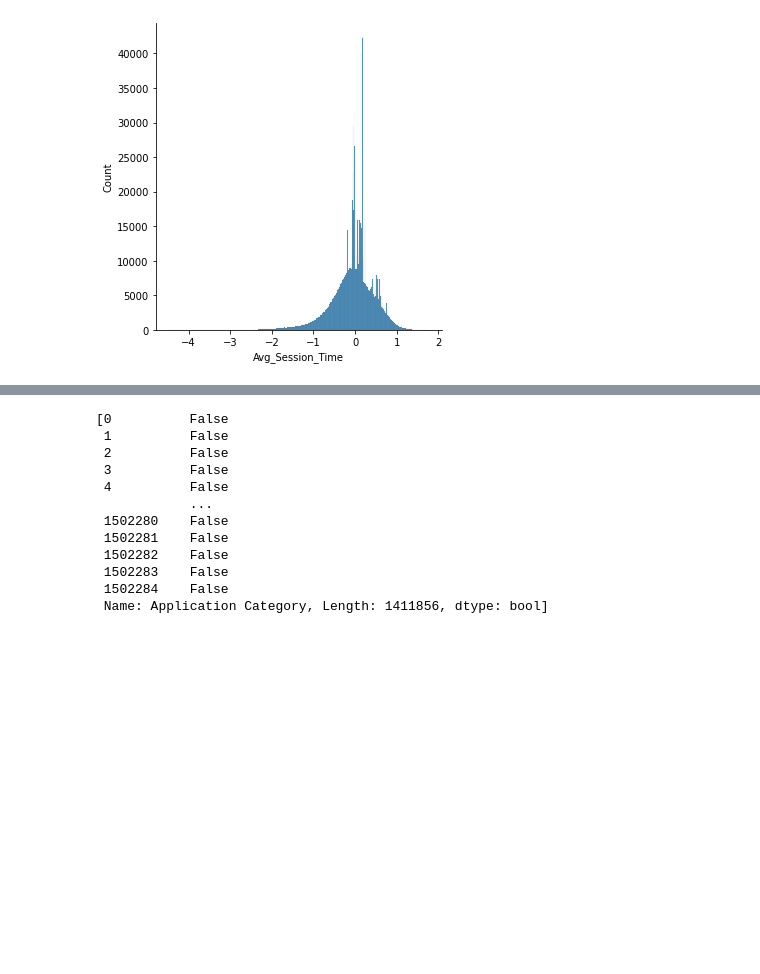
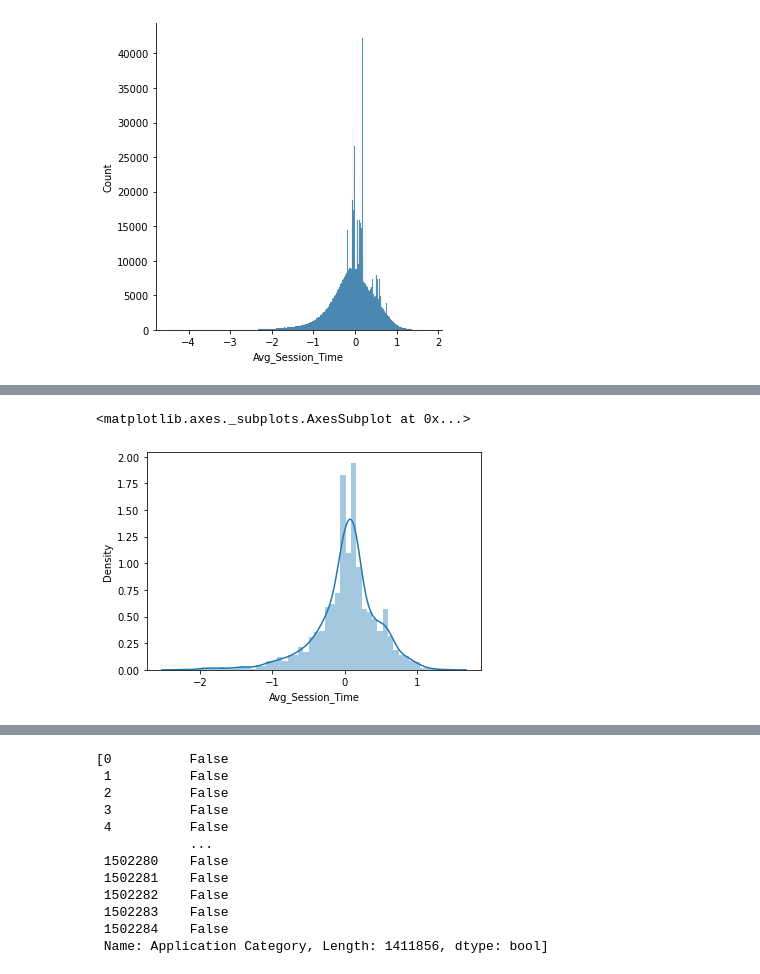
Before and after one commit to anshudhanshu/Startups-Funding-Prediction, a Jupyter notebook: Sudhanshu_Rawat_Team_5_Capstone_Project.ipynb, the cells around one changed output, grey strips where cells are left out. Saved outputs shown, nothing was run; the diff lists cells and outputs as text; code cells hidden in the pictures; blank space fills up the shorter version.

```diff
--- a/Sudhanshu_Rawat_Team_5_Capstone_Project.ipynb
+++ b/Sudhanshu_Rawat_Team_5_Capstone_Project.ipynb
@@ -794,0 +887,5 @@ sns.displot(np.log10(cleaned_df['Avg_Session_Time']))
+# %%
+sns.distplot(np.log10(cleaned_df[cleaned_df['funding_ind']==1]['Avg_Session_Time']))
+# %% [output]
+<matplotlib.axes._subplots.AxesSubplot at 0x...>
+[figure, added]
```
Also changed, not shown: parts of 22 cells of this notebook.
